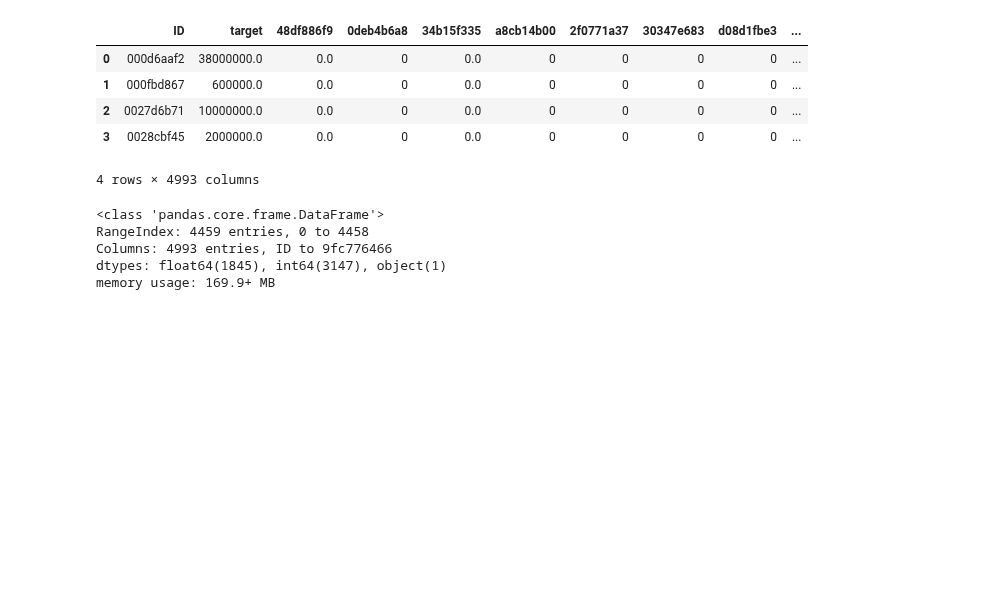
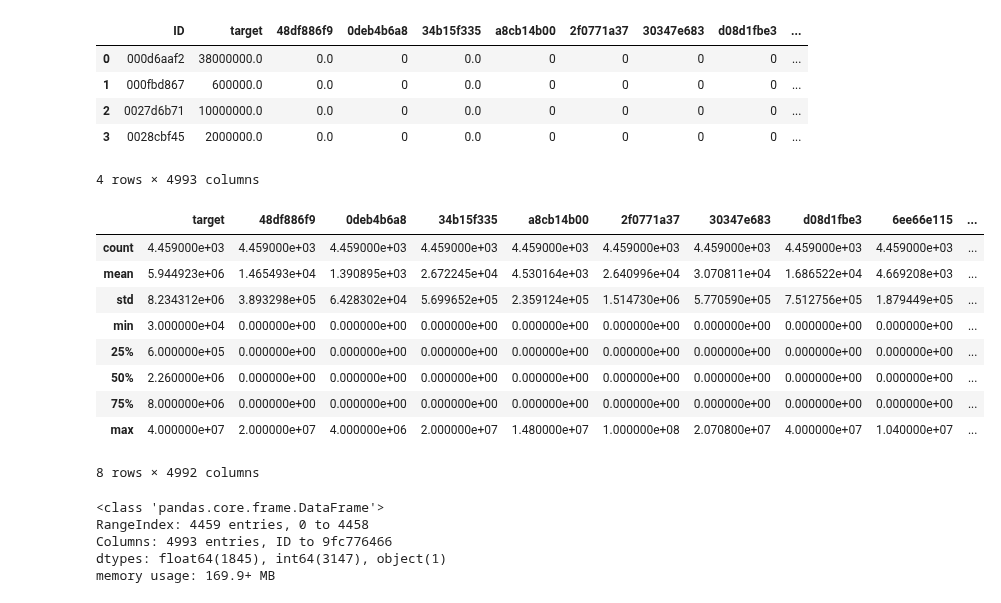
Before and after one commit to LauraJ89/KaggleSantander, a Jupyter notebook: Kaggle.ipynb, the cells around one changed output. Saved outputs shown, nothing was run; the diff lists cells and outputs as text; code cells hidden in the pictures; blank space fills up the shorter version.

```diff
--- a/Kaggle.ipynb
+++ b/Kaggle.ipynb
@@ -24,6 +27,20 @@ df_train.head(4)
 | 2 | 0027d6b71 | 10000000.0 | 0.0 | 0 | 0.0 | 0 | 0 | 0 | 0 | ... |
 | 3 | 0028cbf45 | 2000000.0 | 0.0 | 0 | 0.0 | 0 | 0 | 0 | 0 | ... |
 4 rows × 4993 columns
+# %%
+#Summary Statistics of df_train
+df_train.describe()
+# %% [output]
+|  | target | 48df886f9 | 0deb4b6a8 | 34b15f335 | a8cb14b00 | 2f0771a37 | 30347e683 | d08d1fbe3 | 6ee66e115 | ... |
+| count | 4.459000e+03 | 4.459000e+03 | 4.459000e+03 | 4.459000e+03 | 4.459000e+03 | 4.459000e+03 | 4.459000e+03 | 4.459000e+03 | 4.459000e+03 | ... |
+| mean | 5.944923e+06 | 1.465493e+04 | 1.390895e+03 | 2.672245e+04 | 4.530164e+03 | 2.640996e+04 | 3.070811e+04 | 1.686522e+04 | 4.669208e+03 | ... |
+| std | 8.234312e+06 | 3.893298e+05 | 6.428302e+04 | 5.699652e+05 | 2.359124e+05 | 1.514730e+06 | 5.770590e+05 | 7.512756e+05 | 1.879449e+05 | ... |
+| min | 3.000000e+04 | 0.000000e+00 | 0.000000e+00 | 0.000000e+00 | 0.000000e+00 | 0.000000e+00 | 0.000000e+00 | 0.000000e+00 | 0.000000e+00 | ... |
+| 25% | 6.000000e+05 | 0.000000e+00 | 0.000000e+00 | 0.000000e+00 | 0.000000e+00 | 0.000000e+00 | 0.000000e+00 | 0.000000e+00 | 0.000000e+00 | ... |
+| 50% | 2.260000e+06 | 0.000000e+00 | 0.000000e+00 | 0.000000e+00 | 0.000000e+00 | 0.000000e+00 | 0.000000e+00 | 0.000000e+00 | 0.000000e+00 | ... |
+| 75% | 8.000000e+06 | 0.000000e+00 | 0.000000e+00 | 0.000000e+00 | 0.000000e+00 | 0.000000e+00 | 0.000000e+00 | 0.000000e+00 | 0.000000e+00 | ... |
+| max | 4.000000e+07 | 2.000000e+07 | 4.000000e+06 | 2.000000e+07 | 1.480000e+07 | 1.000000e+08 | 2.070800e+07 | 4.000000e+07 | 1.040000e+07 | ... |
+8 rows × 4992 columns
 # %%
 df_train.info()
 # %% [output]
```
Also changed, not shown: parts of 4 cells of this notebook.
